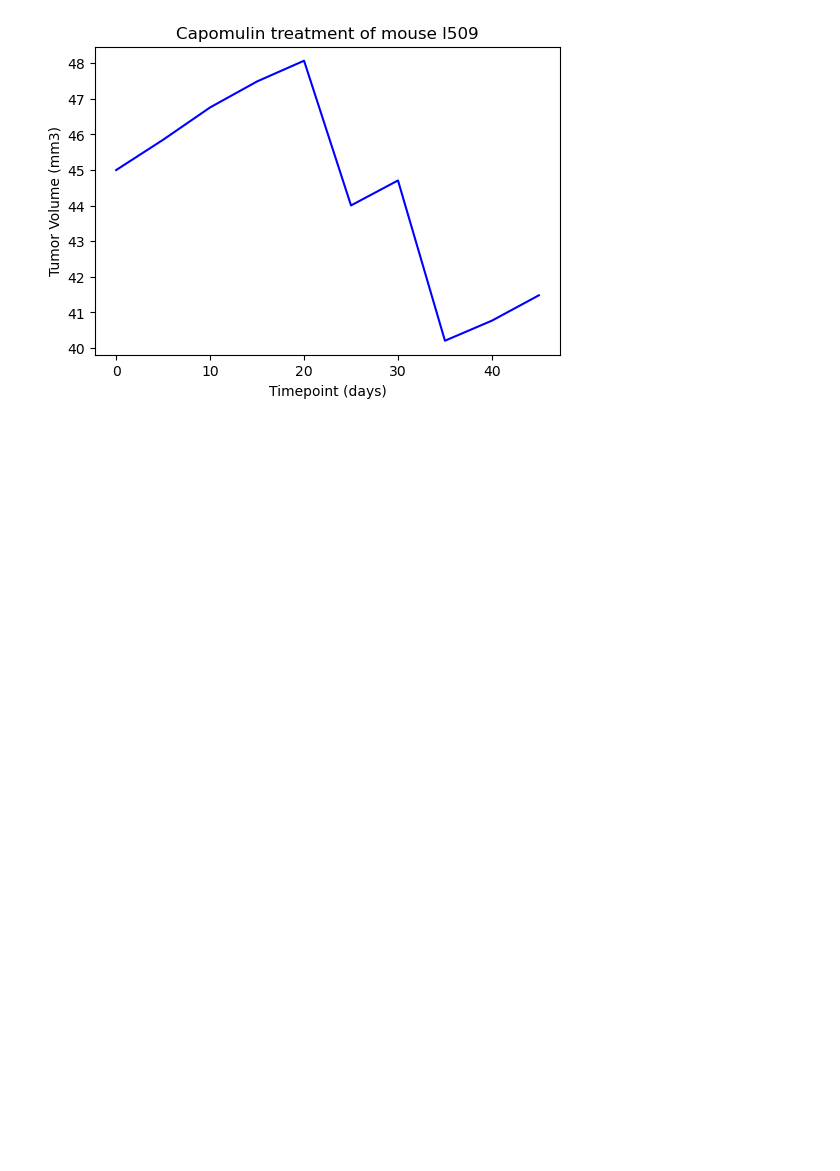
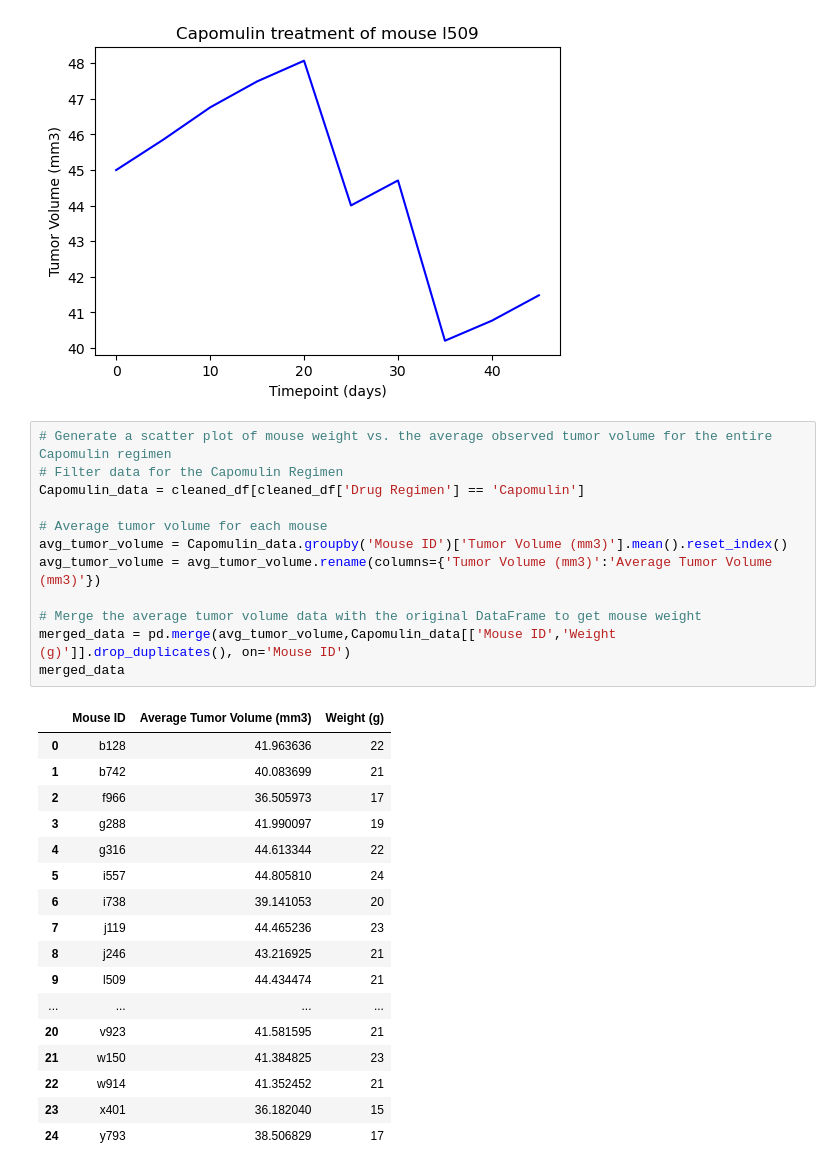
Before and after one commit to Ernawaty2024/matplotlib_challenge, a Jupyter notebook: Pymaceuticals/Pymaceuticals.ipynb.ipynb, the cells around one changed output. Drawn from its saved outputs; the diff is of its cells as text; blank space fills up the shorter version.

```diff
--- a/Pymaceuticals/Pymaceuticals.ipynb.ipynb
+++ b/Pymaceuticals/Pymaceuticals.ipynb.ipynb
@@ -303,3 +303,33 @@ plt.ylabel(f'Tumor Volume (mm3)')
 plt.show()
 # %% [output]
 [figure]
+# %%
+# Generate a scatter plot of mouse weight vs. the average observed tumor volume for the entire Capomulin regimen
+# Filter data for the Capomulin Regimen
+Capomulin_data = cleaned_df[cleaned_df['Drug Regimen'] == 'Capomulin']
+
+# Average tumor volume for each mouse
+avg_tumor_volume = Capomulin_data.groupby('Mouse ID')['Tumor Volume (mm3)'].mean().reset_index()
+avg_tumor_volume = avg_tumor_volume.rename(columns={'Tumor Volume (mm3)':'Average Tumor Volume (mm3)'})
+
+# Merge the average tumor volume data with the original DataFrame to get mouse weight
+merged_data = pd.merge(avg_tumor_volume,Capomulin_data[['Mouse ID','Weight (g)']].drop_duplicates(), on='Mouse ID')
+merged_data
+# %% [output]
+|  | Mouse ID | Average Tumor Volume (mm3) | Weight (g) |
+| 0 | b128 | 41.963636 | 22 |
+| 1 | b742 | 40.083699 | 21 |
+| 2 | f966 | 36.505973 | 17 |
+| 3 | g288 | 41.990097 | 19 |
+| 4 | g316 | 44.613344 | 22 |
+| 5 | i557 | 44.805810 | 24 |
+| 6 | i738 | 39.141053 | 20 |
+| 7 | j119 | 44.465236 | 23 |
+| 8 | j246 | 43.216925 | 21 |
+| 9 | l509 | 44.434474 | 21 |
+| ... | ... | ... | ... |
+| 20 | v923 | 41.581595 | 21 |
+| 21 | w150 | 41.384825 | 23 |
+| 22 | w914 | 41.352452 | 21 |
+| 23 | x401 | 36.182040 | 15 |
+| 24 | y793 | 38.506829 | 17 |
```
Also changed, not shown: parts of 6 cells of this notebook.
